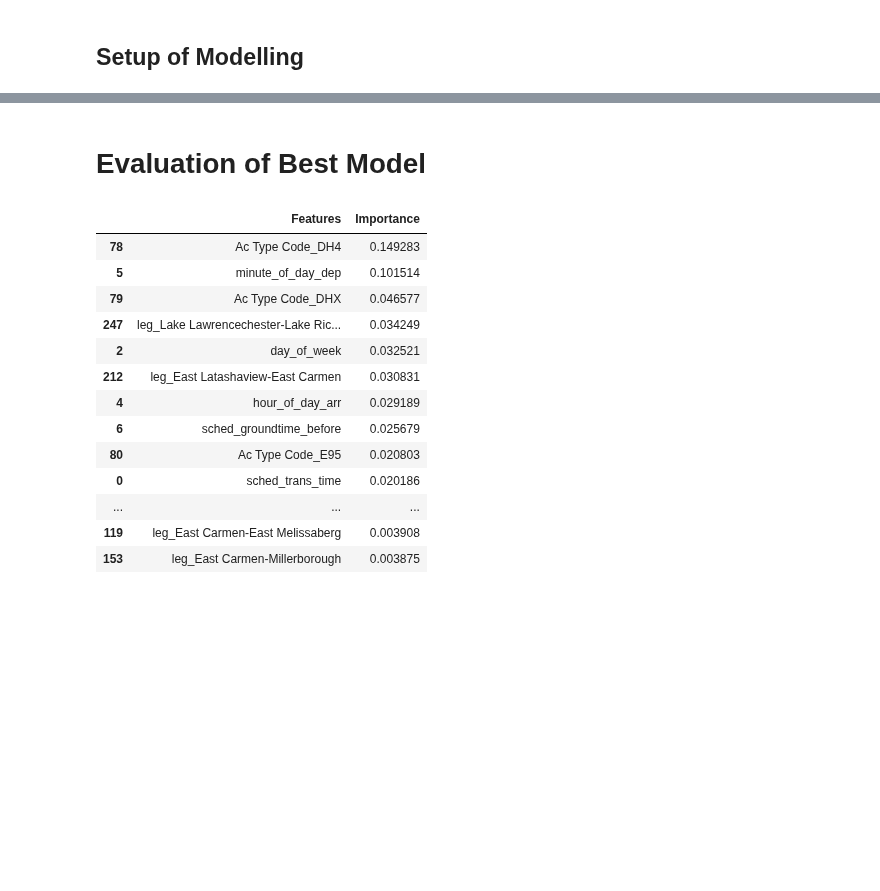
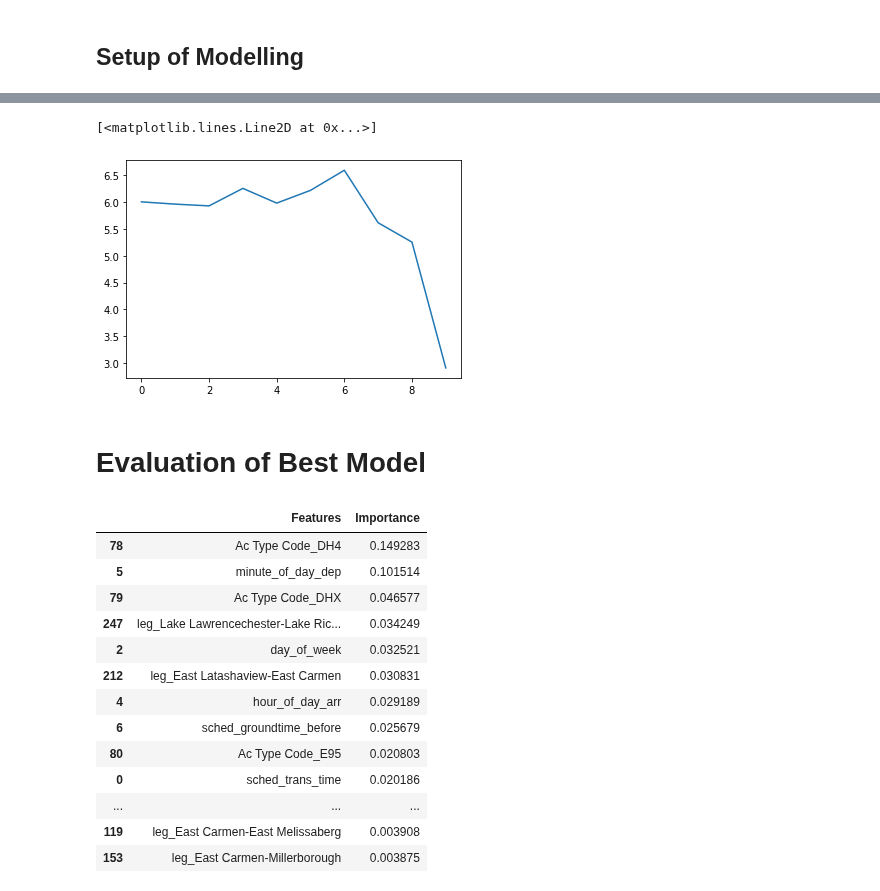
Before and after one commit to Paul1911/Delay-Prediction, a Jupyter notebook: notebooks/5modelling.ipynb, the cells around one changed output, grey strips where cells are left out. Saved outputs shown, nothing was run; the diff lists cells and outputs as text; code cells hidden in the pictures; blank space fills up the shorter version.

Commit message:
added evaluation per flight event

```diff
--- a/notebooks/5modelling.ipynb
+++ b/notebooks/5modelling.ipynb
@@ -152,9 +152,9 @@ param2['regressor__alpha'] = [0,1,2,3]#[x for x in np.linspace(0,2,num = 4)]
 param2['regressor'] = [reg2]
 
 param4 = {}
-param4['regressor__n_estimators'] = [70]#[50,60,70,80,90,150] #[10,50,100,150,250]#[10,50,100,150,200,250]
-param4['regressor__max_depth'] = [20]#[12,14,16,18,20]#,18,20]#,18]#,22] #[2,3,6,8,10,12,18] #[2,3,4,6,8,10,12,15,18]
-param4['regressor__max_leaf_nodes'] = [26]#[24,26,28,30]#[6,8,12,15,19,25]#,18] #[6,8,12,None] #[6,8,12,15,19,25,None]
+param4['regressor__n_estimators'] = [52,55,56,57,58,59] #[10,50,100,150,250]#[10,50,100,150,200,250]
+param4['regressor__max_depth'] = [12,13,14,15,16]#,18,20]#,18]#,22] #[2,3,6,8,10,12,18] #[2,3,4,6,8,10,12,15,18]
+param4['regressor__max_leaf_nodes'] = [26,27,28,29,30]#[6,8,12,15,19,25]#,18] #[6,8,12,None] #[6,8,12,15,19,25,None]
 param4['regressor'] = [reg4]
 
 
@@ -163,7 +163,7 @@ pipeline = Pipeline([('regressor', reg2)])
 params = [param2, param4]
 
 # Train grid search model
-gs_block = GridSearchCV(pipeline, params, cv=3, n_jobs=-1, scoring='neg_root_mean_squared_error', verbose=1).fit(X_train_blockdelay_encoded,y_train_blockdelay_encoded)
+gs_block = GridSearchCV(pipeline, params, cv=5, n_jobs=-1, scoring='neg_root_mean_squared_error', verbose=1).fit(X_train_blockdelay_encoded,y_train_blockdelay_encoded)
 #gs_ground = GridSearchCV(pipeline, params, cv=5, n_jobs=-1, scoring='neg_root_mean_squared_error', verbose=1).fit(X_train_grounddelay_encoded,y_train_grounddelay_encoded)
 #gs_block = GridSearchCV(pipeline, params, cv=5, n_jobs=-1, verbose=1).fit(X_train_blockdelay_encoded,y_train_blockdelay_encoded)
 #gs_ground = GridSearchCV(pipeline, params, cv=5, n_jobs=-1, verbose=1).fit(X_train_grounddelay_encoded,y_train_grounddelay_encoded)
@@ -196,0 +197,20 @@ Wall time: 26.8 s
+# %%
+# Evaluation per flight event number
+
+full_df.head()
+
+#Todo: delete rows with flt events >10
+#for i in full_df['flt_event_number'].unique():
+#    print(i)
+
+RMSEs = []
+for i in range(1,11):
+    indices = X_test_blockdelay_encoded[X_test_blockdelay_encoded['flt_event_number']==i].index
+    rmse_blockdelay_flt_event = np.sqrt(
+        mean_squared_error(y_test_blockdelay_encoded.loc[indices],
+        gs_block.best_estimator_.predict(X_test_blockdelay_encoded.loc[indices]))
+        )
+    n = X_test_blockdelay_encoded.loc[indices].shape[0]
+    print('RMSE for Landing Delay for flight ', i , ' is ', round(rmse_blockdelay_flt_event,2), ' minutes, using ', n, ' test observations')
+
+    RMSEs.append(rmse_blockdelay_flt_event)
@@ -197,3 +228,8 @@ Wall time: 26.8 s
+# %%
+plt.plot(RMSEs)
+# %% [output]
+[<matplotlib.lines.Line2D at 0x...>]
+[figure, added]
 # %% [markdown]
 # Evaluation of Best Model
 # %%
```
Also changed, not shown: parts of 4 cells of this notebook, 10 other files.
